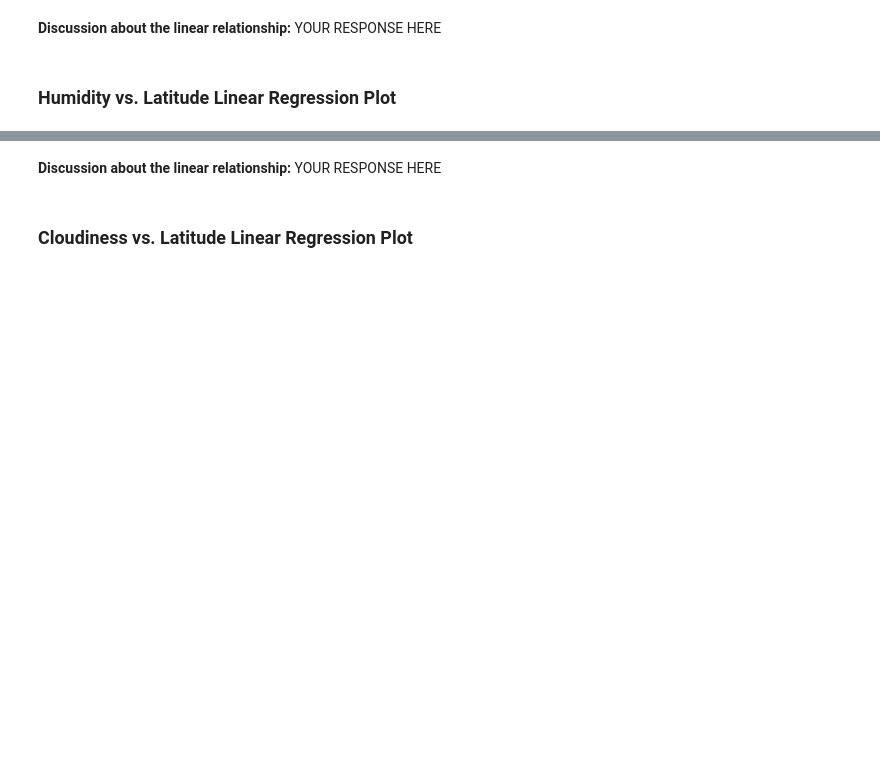
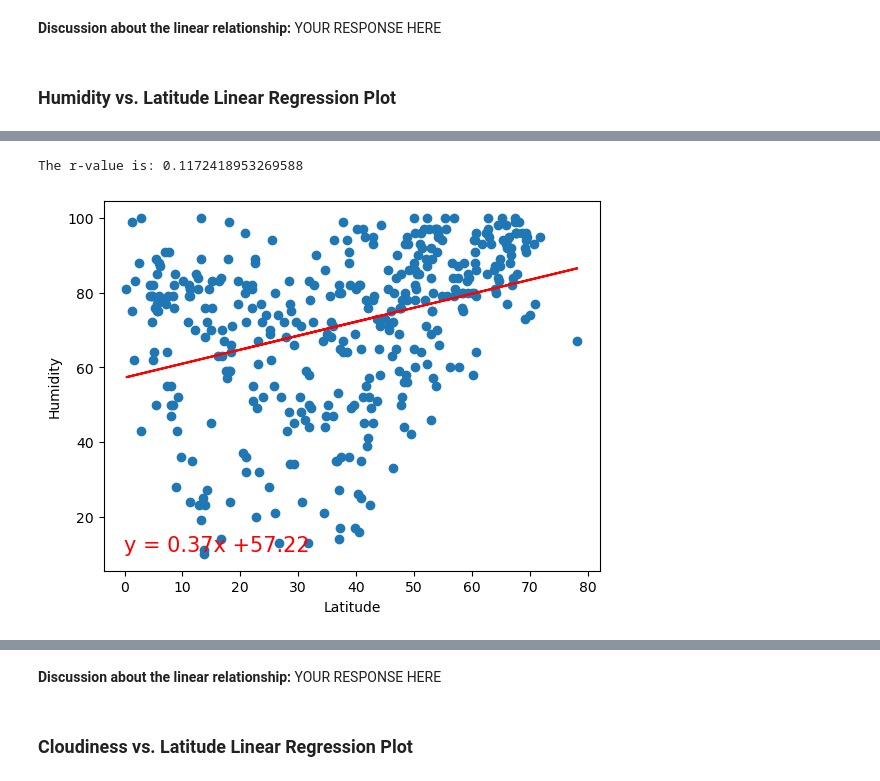
Before and after one commit to cmoeglin1/python-api-challenge, a Jupyter notebook: WeatherPy.ipynb, the cells around one changed output, grey strips where cells are left out. Cells and saved outputs as stored; diff of their text form; code cells hidden in the pictures; blank space fills up the shorter version.

```diff
--- a/WeatherPy.ipynb
+++ b/WeatherPy.ipynb
@@ -344,0 +351,6 @@ The r-value is: 0.0002808747046324607
+# %%
+# Northern Hemisphere
+create_plot(northern_hemi_df['Lat'], northern_hemi_df['Humidity'], 'Latitude', 'Humidity')
+# %% [output]
+The r-value is: 0.1172418953269588
+[figure, added]
```
Also changed, not shown: parts of 17 cells of this notebook.
